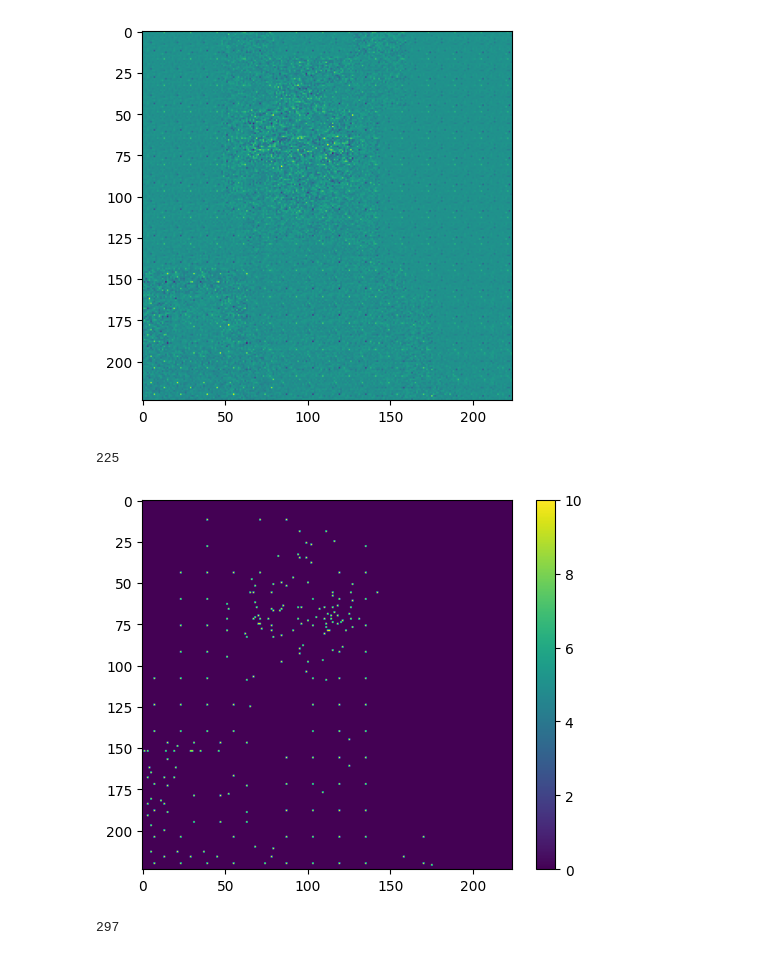
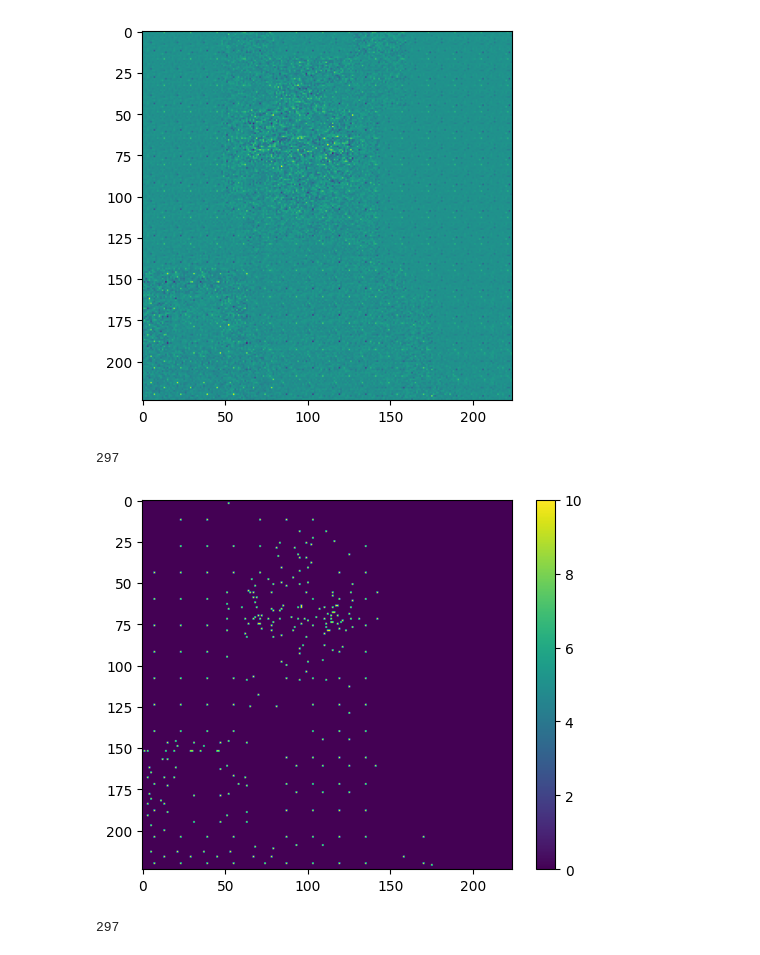
Before and after one commit to murakami-rintaro/XAIforgMLP, a Jupyter notebook: test_for_grid_points_ablation.ipynb, the cells around one changed output. Cells and saved outputs as stored; diff of their text form; code cells hidden in the pictures.

```diff
--- a/test_for_grid_points_ablation.ipynb
+++ b/test_for_grid_points_ablation.ipynb
@@ -54,17 +54,17 @@ plt.imshow(mid0)
 [figure]
 # %%
 from sklearn.cluster import DBSCAN
-y, x = np.where((abs(mid0) > 3))
+y, x = np.where((abs(mid0) > 2.75))
 l = len(y)
 p = [ [y[i], x[i]] for i in range(l)]
 print(l)
 tmp = np.zeros((224, 224))
 for u, v in p:
     tmp[u, v] = 10
 exchange.show_heatmap_with_colorbar(tmp)
 # %% [output]
-225
+297
-[figure, old version]
+[figure, new version]
 # %%
 for i in range(0, 50, 2):
     y, x = np.where((abs(mid0) > i * 0.1))
```
Also changed, not shown: parts of 19 cells of this notebook, 1 other file.
